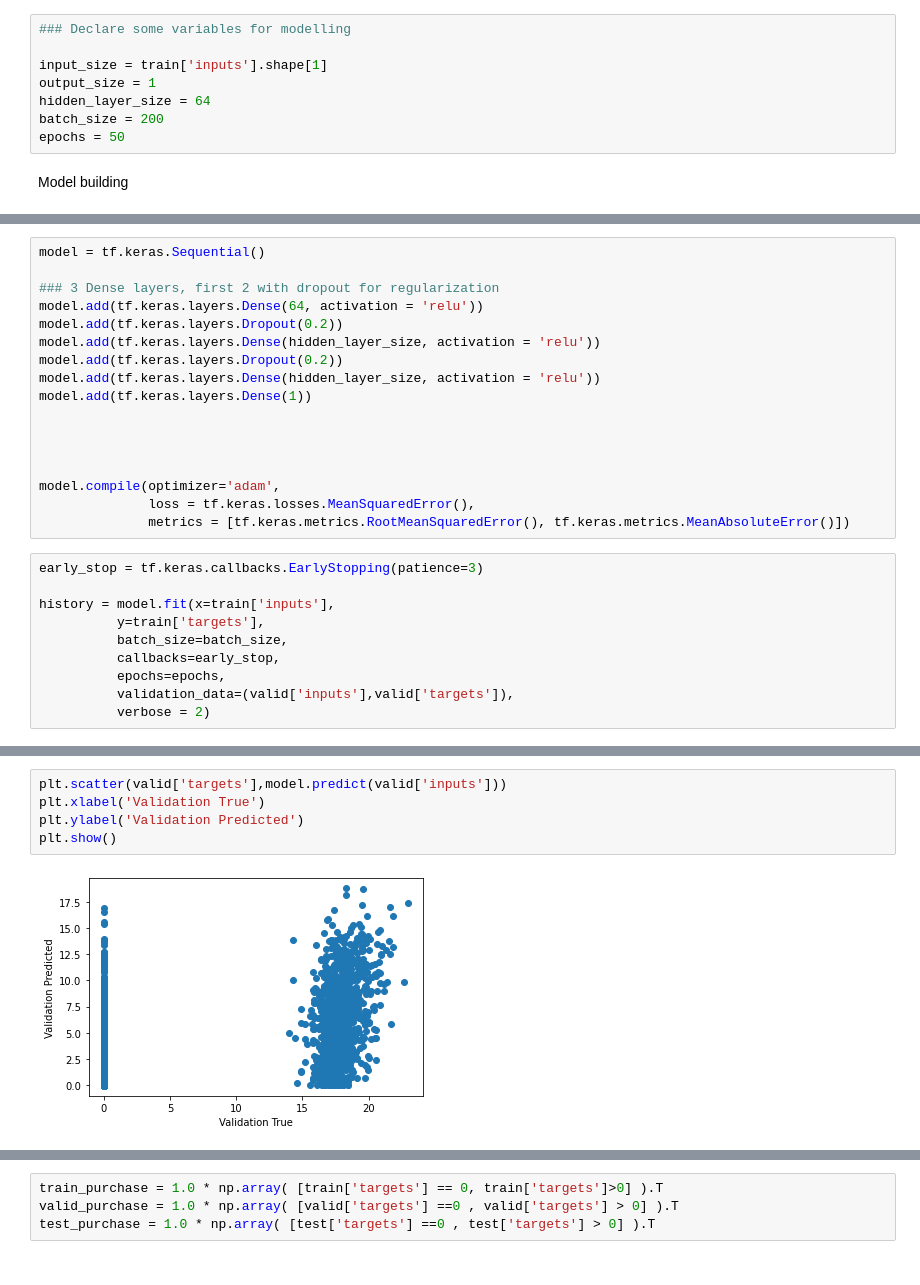
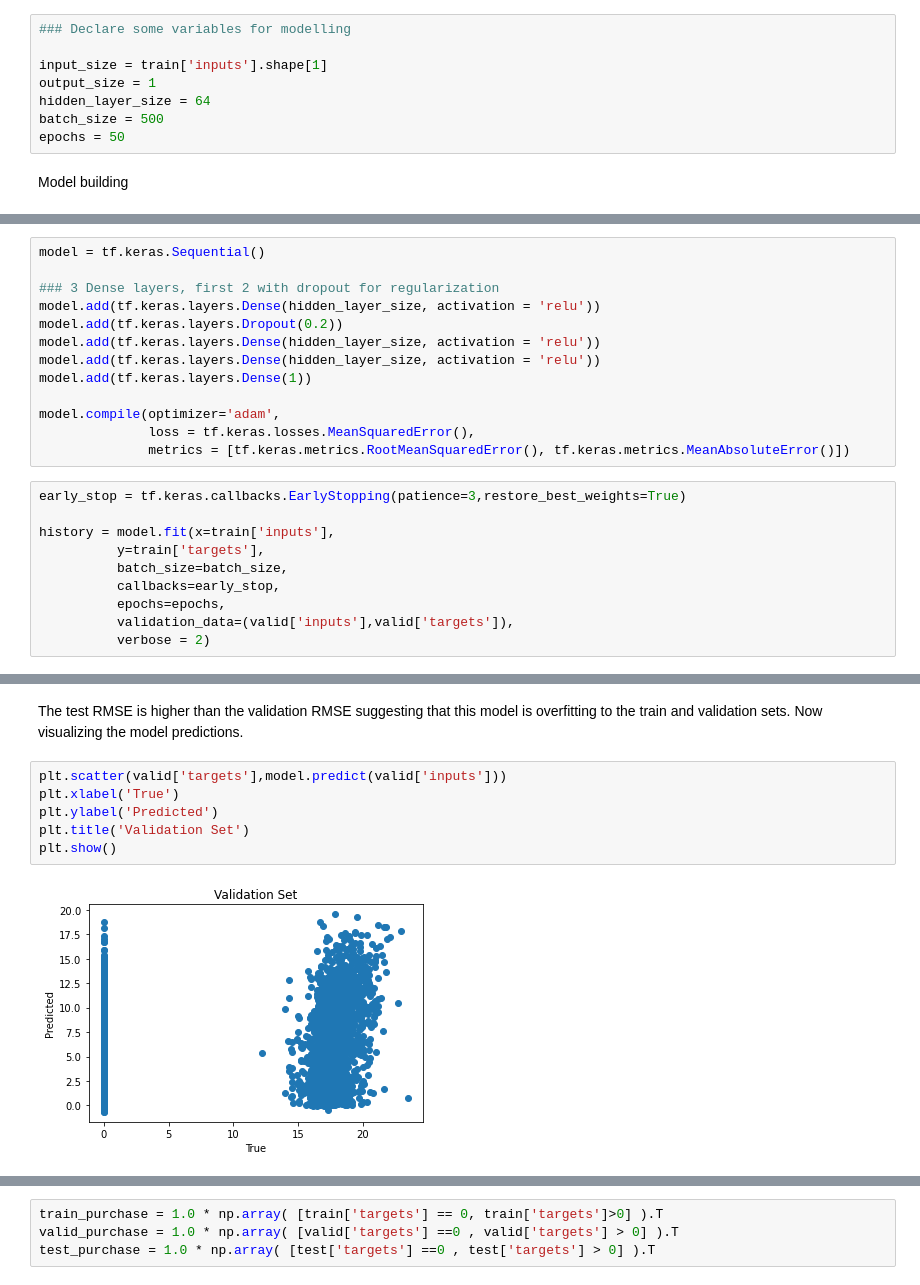
Before and after one commit to b-c-murphy/Capstone_GA-Revenue-Prediction, a Jupyter notebook: Feature Engineering, Processing and Modelling.ipynb, the cells around one changed output, grey strips where cells are left out. Saved outputs shown, nothing was run; the diff lists cells and outputs as text.

Commit message:
Network of layers models

```diff
--- a/Feature Engineering, Processing and Modelling.ipynb
+++ b/Feature Engineering, Processing and Modelling.ipynb
@@ -307,7 +336,7 @@ Due to the large number of users who didn't make a purchaes The model predicts n
 input_size = train['inputs'].shape[1]
 output_size = 1
 hidden_layer_size = 64
-batch_size = 200
+batch_size = 500
 epochs = 50
 # %% [markdown]
 Model building
@@ -317,21 +344,17 @@ import tensorflow as tf
 model = tf.keras.Sequential()
 
 ### 3 Dense layers, first 2 with dropout for regularization
-model.add(tf.keras.layers.Dense(64, activation = 'relu'))
-model.add(tf.keras.layers.Dropout(0.2))
 model.add(tf.keras.layers.Dense(hidden_layer_size, activation = 'relu'))
 model.add(tf.keras.layers.Dropout(0.2))
 model.add(tf.keras.layers.Dense(hidden_layer_size, activation = 'relu'))
+model.add(tf.keras.layers.Dense(hidden_layer_size, activation = 'relu'))
 model.add(tf.keras.layers.Dense(1))
-
-
-
 
 model.compile(optimizer='adam',
               loss = tf.keras.losses.MeanSquaredError(),
               metrics = [tf.keras.metrics.RootMeanSquaredError(), tf.keras.metrics.MeanAbsoluteError()])
 # %%
-early_stop = tf.keras.callbacks.EarlyStopping(patience=3)
+early_stop = tf.keras.callbacks.EarlyStopping(patience=3,restore_best_weights=True)
 
 history = model.fit(x=train['inputs'],
           y=train['targets'],
@@ -373,7 +421,10 @@ PlotLoss(history)
+# %% [markdown]
+The test RMSE is higher than the validation RMSE suggesting that this model is overfitting to the train and validation sets.  Now visualizing the model predictions.
 # %%
 plt.scatter(valid['targets'],model.predict(valid['inputs']))
-plt.xlabel('Validation True')
-plt.ylabel('Validation Predicted')
+plt.xlabel('True')
+plt.ylabel('Predicted')
+plt.title('Validation Set')
 plt.show()
 # %% [output]
-[figure, old version]
+[figure, new version]
```
Also changed, not shown: parts of 105 cells of this notebook.
